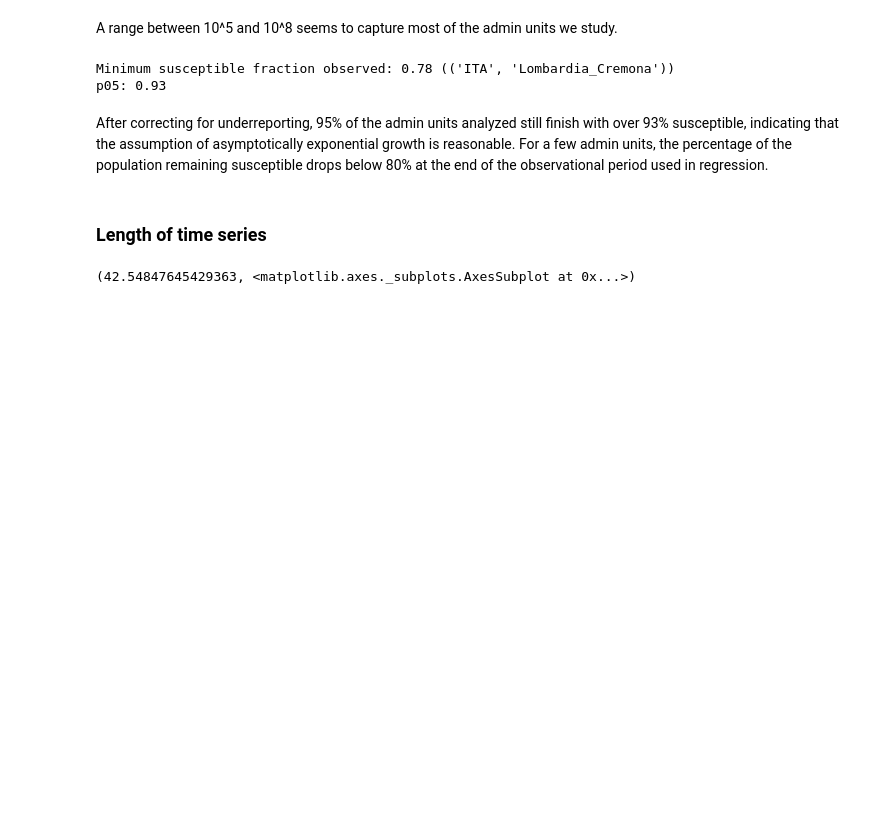
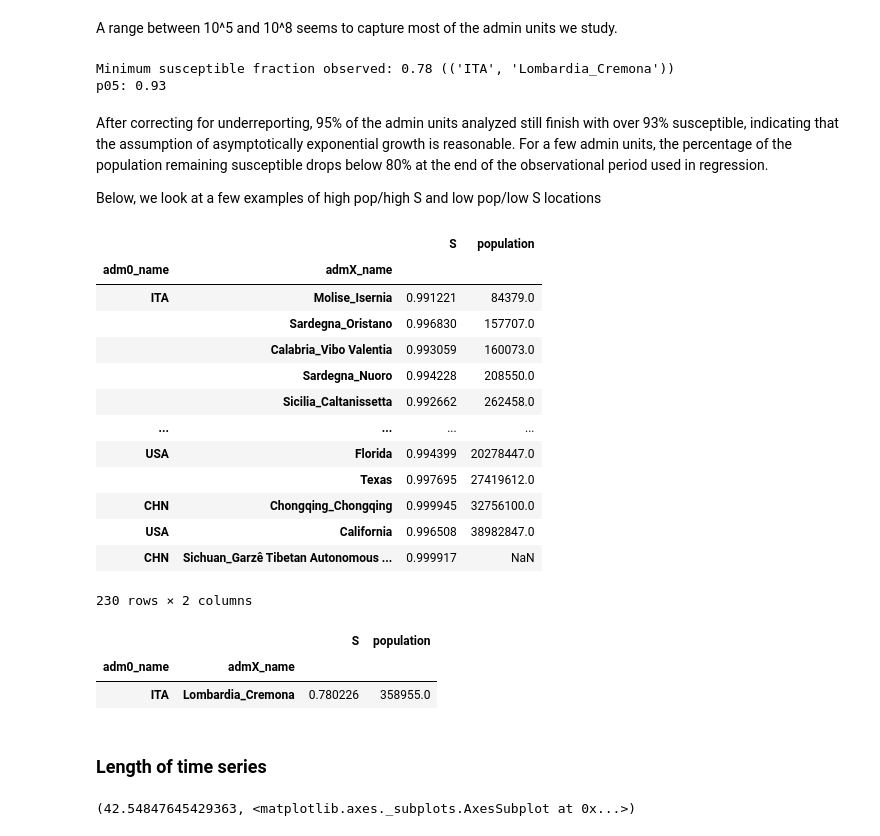
Before and after one commit to Global-Policy-Lab/gpl-covid, a Jupyter notebook: notebooks/iwb-robustness-sims.ipynb, the cells around one changed output. Saved outputs shown, nothing was run; the diff lists cells and outputs as text; code cells hidden in the pictures; blank space fills up the shorter version.

```diff
--- a/notebooks/iwb-robustness-sims.ipynb
+++ b/notebooks/iwb-robustness-sims.ipynb
@@ -68,6 +68,36 @@ Minimum susceptible fraction observed: 0.78 (('ITA', 'Lombardia_Cremona'))
 p05: 0.93
 # %% [markdown]
 After correcting for underreporting, 95% of the admin units analyzed still finish with over 93% susceptible, indicating that the assumption of asymptotically exponential growth is reasonable. For a few admin units, the percentage of the population remaining susceptible drops below 80% at the end of the observational period used in regression.
+
+Below, we look at a few examples of high pop/high S and low pop/low S locations
+# %%
+S_sorted = S.groupby(level=[0,1]).min().sort_values()
+S_sorted = S_sorted[S_sorted.notnull()]
+S_sorted.name="S"
+# %%
+Spop = pd.DataFrame(S_sorted).join(reg_df.population.drop_duplicates(), how="left")
+Spop[Spop.S>.99].sort_values("population")
+# %% [output]
+|  |  | S | population |
+| adm0_name | admX_name |  |  |
+| ITA | Molise_Isernia | 0.991221 | 84379.0 |
+|  | Sardegna_Oristano | 0.996830 | 157707.0 |
+|  | Calabria_Vibo Valentia | 0.993059 | 160073.0 |
+|  | Sardegna_Nuoro | 0.994228 | 208550.0 |
+|  | Sicilia_Caltanissetta | 0.992662 | 262458.0 |
+| ... | ... | ... | ... |
+| USA | Florida | 0.994399 | 20278447.0 |
+|  | Texas | 0.997695 | 27419612.0 |
+| CHN | Chongqing_Chongqing | 0.999945 | 32756100.0 |
+| USA | California | 0.996508 | 38982847.0 |
+| CHN | Sichuan_Garzê Tibetan Autonomous ... | 0.999917 | NaN |
+230 rows × 2 columns
+# %%
+Spop[Spop.S<.8].sort_values("population")
+# %% [output]
+|  |  | S | population |
+| adm0_name | admX_name |  |  |
+| ITA | Lombardia_Cremona | 0.780226 | 358955.0 |
 # %% [markdown]
 ### Length of time series
 # %%
```
Also changed, not shown: 1 other file.
